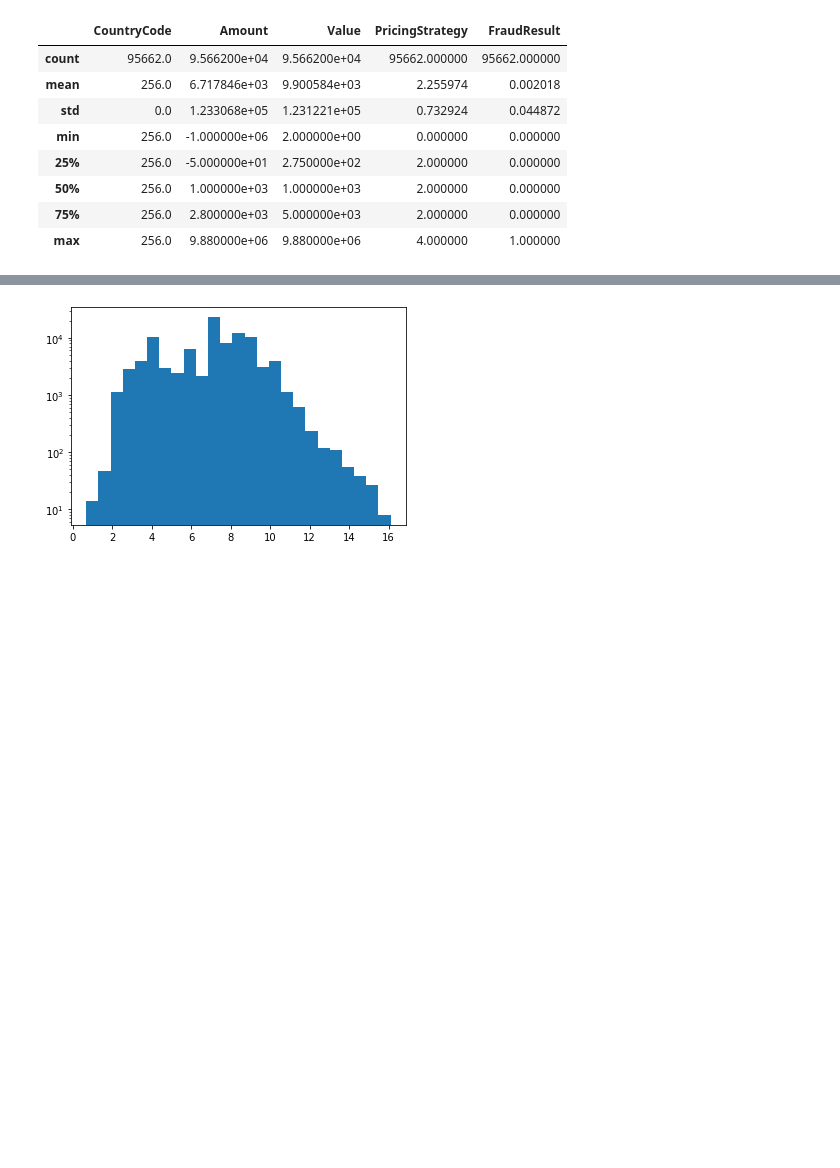
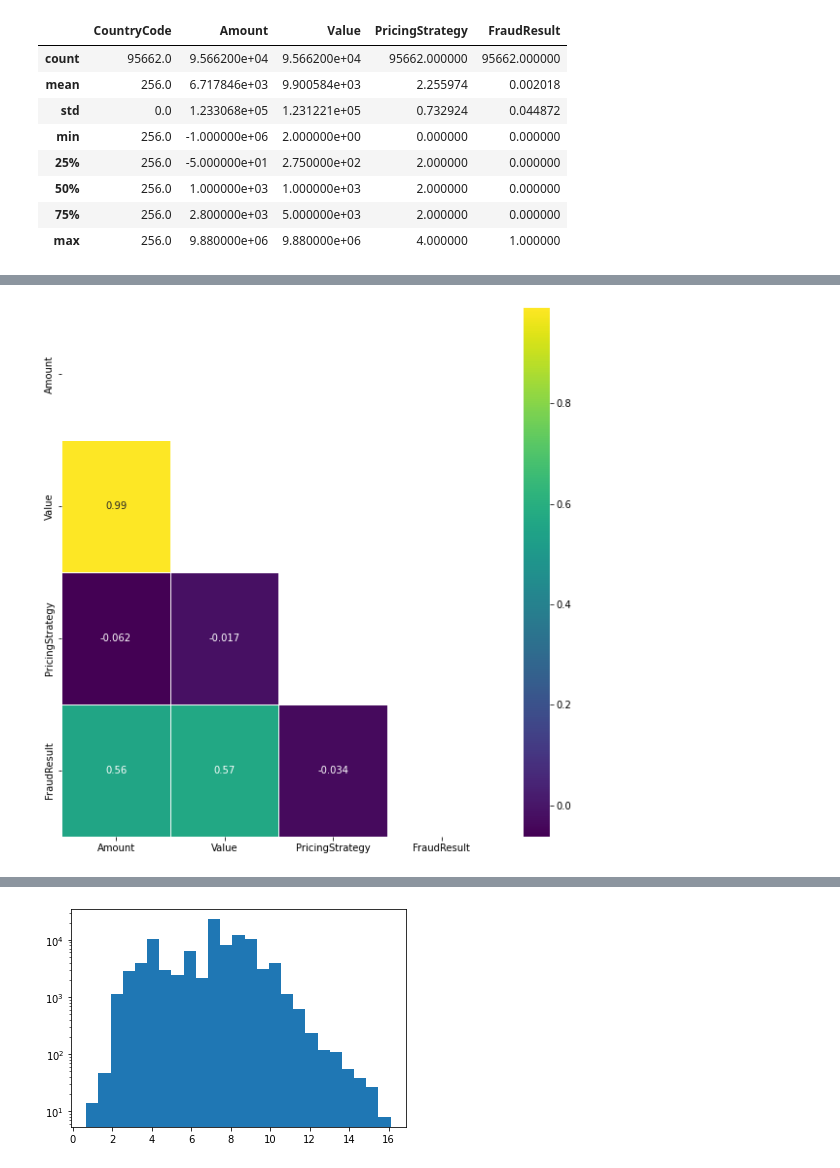
Before and after one commit to katwegner/fraud, a Jupyter notebook: eda.ipynb, the cells around one changed output, grey strips where cells are left out. Cells and saved outputs as stored; diff of their text form; code cells hidden in the pictures; blank space fills up the shorter version.

```diff
--- a/eda.ipynb
+++ b/eda.ipynb
@@ -50,8 +104,10 @@ sns.pairplot(data)
 # %%
-plotting the correlation matrix on the given data to see how each column correlates to another
+# plotting the correlation matrix on the given data to see how each column correlates to another
 fraud_data = data.drop(['TransactionId', 'BatchId', 'AccountId', 'SubscriptionId', 'CustomerId', 'CurrencyCode', 'CountryCode'], axis = 1)
 plt.figure(figsize=(10, 10))
 matrix = np.triu(fraud_data.corr())
 sns.heatmap(fraud_data.corr(), annot=True,
             linewidth=.8, mask=matrix, cmap="viridis");
+# %% [output]
+[figure, added]
 # %%
```
Also changed, not shown: parts of 14 cells of this notebook.
